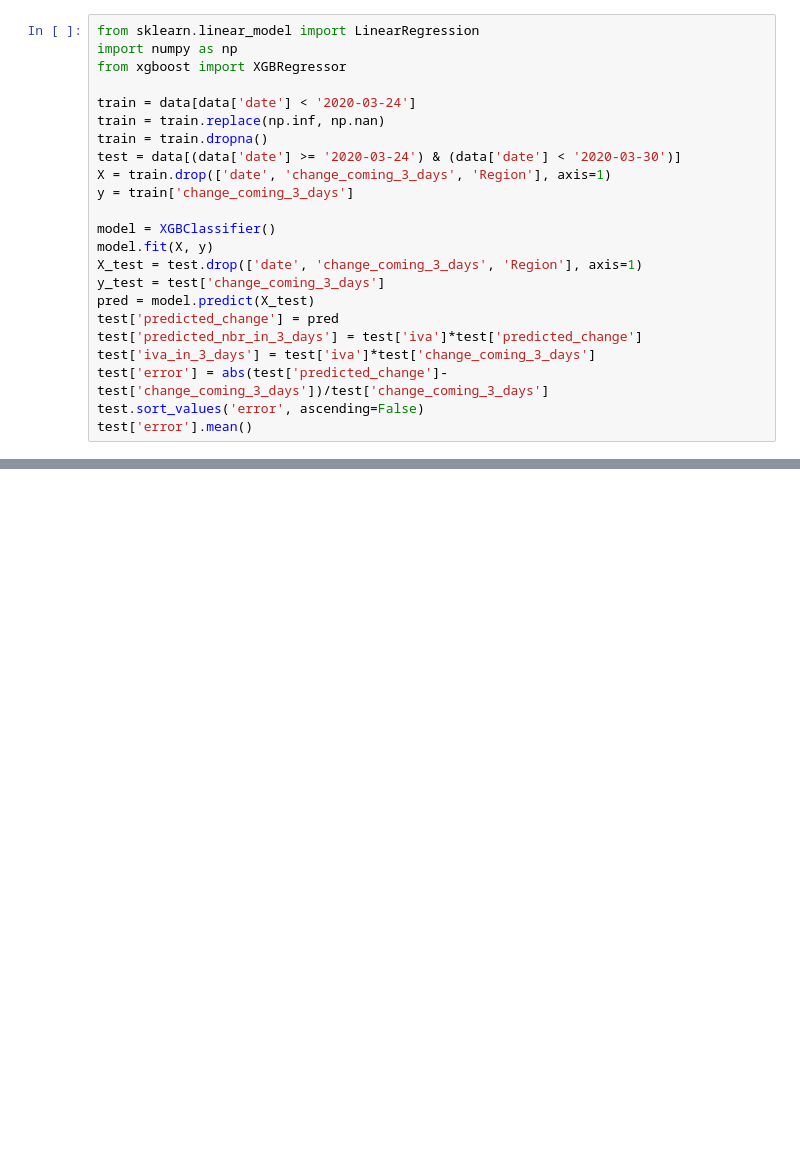
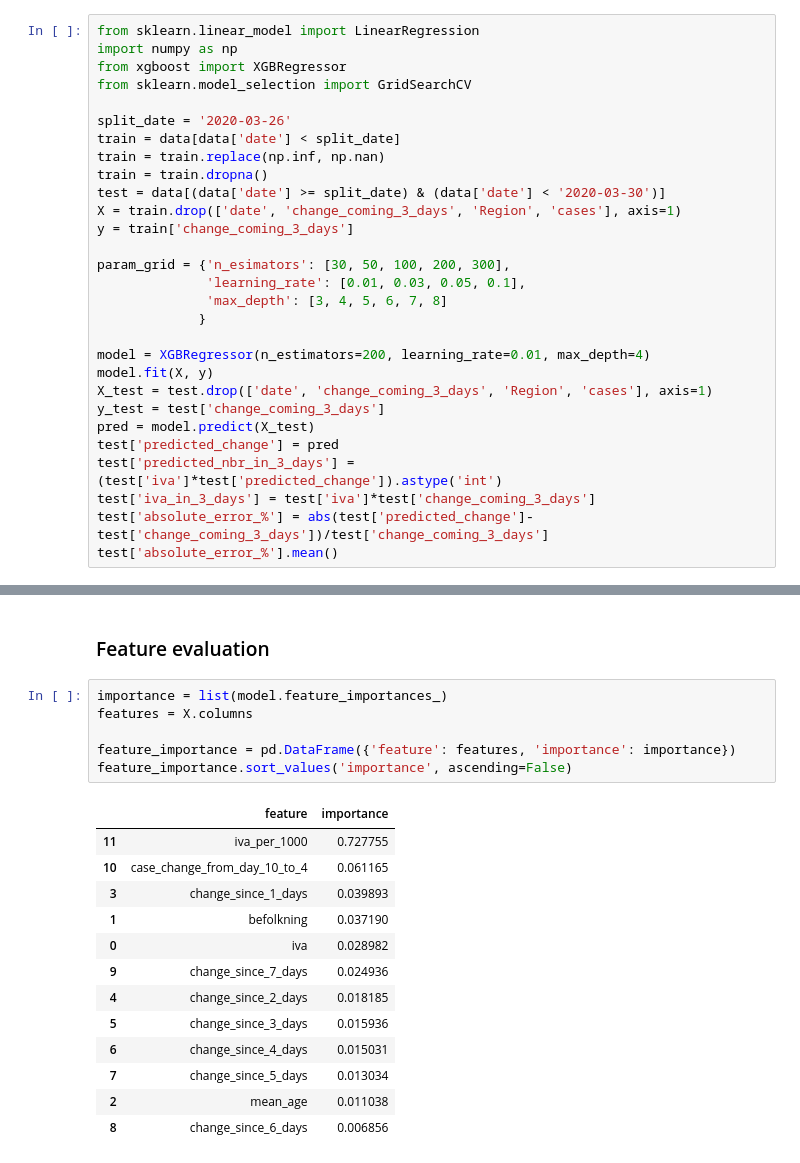
Before and after one commit to Virreb/vardoptimeraren, a Jupyter notebook: notebooks/fredrik/XGBoost.ipynb, the cells around one changed output, grey strips where cells are left out. Cells and saved outputs as stored; diff of their text form; blank space fills up the shorter version.

Commit message:
xgboost model progress

```diff
--- a/notebooks/fredrik/XGBoost.ipynb
+++ b/notebooks/fredrik/XGBoost.ipynb
@@ -133,25 +205,31 @@ data
 from sklearn.linear_model import LinearRegression
 import numpy as np
 from xgboost import XGBRegressor
+from sklearn.model_selection import GridSearchCV
 
-train = data[data['date'] < '2020-03-24']
+split_date = '2020-03-26'
+train = data[data['date'] < split_date]
 train = train.replace(np.inf, np.nan)
 train = train.dropna()
-test = data[(data['date'] >= '2020-03-24') & (data['date'] < '2020-03-30')]
-X = train.drop(['date', 'change_coming_3_days', 'Region'], axis=1)
+test = data[(data['date'] >= split_date) & (data['date'] < '2020-03-30')]
+X = train.drop(['date', 'change_coming_3_days', 'Region', 'cases'], axis=1)
 y = train['change_coming_3_days']
 
-model = XGBClassifier()
+param_grid = {'n_esimators': [30, 50, 100, 200, 300],
+              'learning_rate': [0.01, 0.03, 0.05, 0.1],
+              'max_depth': [3, 4, 5, 6, 7, 8]
+             }
+
+model = XGBRegressor(n_estimators=200, learning_rate=0.01, max_depth=4)
 model.fit(X, y)
-X_test = test.drop(['date', 'change_coming_3_days', 'Region'], axis=1)
+X_test = test.drop(['date', 'change_coming_3_days', 'Region', 'cases'], axis=1)
 y_test = test['change_coming_3_days']
 pred = model.predict(X_test)
 test['predicted_change'] = pred
-test['predicted_nbr_in_3_days'] = test['iva']*test['predicted_change']
+test['predicted_nbr_in_3_days'] = (test['iva']*test['predicted_change']).astype('int')
 test['iva_in_3_days'] = test['iva']*test['change_coming_3_days']
-test['error'] = abs(test['predicted_change']-test['change_coming_3_days'])/test['change_coming_3_days']
-test.sort_values('error', ascending=False)
-test['error'].mean()
+test['absolute_error_%'] = abs(test['predicted_change']-test['change_coming_3_days'])/test['change_coming_3_days']
+test['absolute_error_%'].mean()
 # %% [output]
 A value is trying to be set on a copy of a slice from a DataFrame.
 Try using .loc[row_indexer,col_indexer] = value instead
@@ -239,0 +309,22 @@ Region Gävleborg
+# %% [markdown]
+### Feature evaluation
+# %%
+importance = list(model.feature_importances_)
+features = X.columns
+
+feature_importance = pd.DataFrame({'feature': features, 'importance': importance})
+feature_importance.sort_values('importance', ascending=False)
+# %% [output]
+|  | feature | importance |
+| 11 | iva_per_1000 | 0.727755 |
+| 10 | case_change_from_day_10_to_4 | 0.061165 |
+| 3 | change_since_1_days | 0.039893 |
+| 1 | befolkning | 0.037190 |
+| 0 | iva | 0.028982 |
+| 9 | change_since_7_days | 0.024936 |
+| 4 | change_since_2_days | 0.018185 |
+| 5 | change_since_3_days | 0.015936 |
+| 6 | change_since_4_days | 0.015031 |
+| 7 | change_since_5_days | 0.013034 |
+| 2 | mean_age | 0.011038 |
+| 8 | change_since_6_days | 0.006856 |
```
Also changed, not shown: parts of 20 cells of this notebook.
